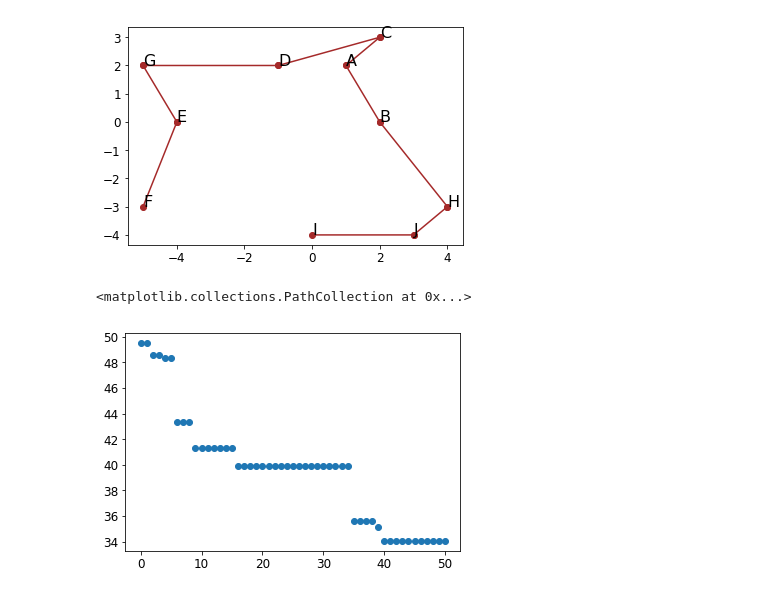
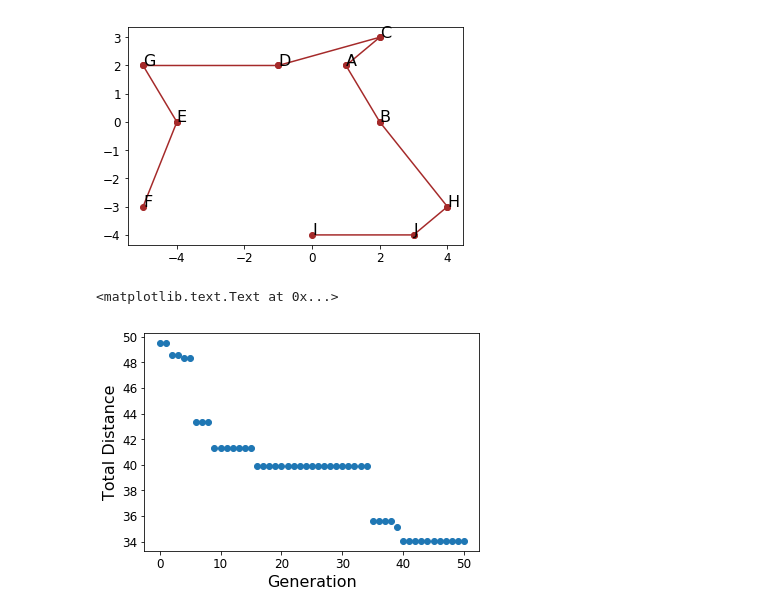
Before and after one commit to liqixian19970305/GeneticAlgorithm, a Jupyter notebook: GeneticAlgorithm.ipynb, the cells around one changed output. Saved outputs shown, nothing was run; the diff lists cells and outputs as text; code cells hidden in the pictures.

```diff
--- a/GeneticAlgorithm.ipynb
+++ b/GeneticAlgorithm.ipynb
@@ -208,11 +208,13 @@ J --> E --> G --> A --> I --> F --> C --> D --> H --> B 57.538548974480065
 # %%
 plt.figure()
 xs = []
 ys = []
 for i in range(len(best_individuals)):
     xs.append(i)
     ys.append(best_individuals[i].fitness)
 plt.scatter(xs, ys)
+plt.xlabel('Generation')
+plt.ylabel('Total Distance')
 # %% [output]
-<matplotlib.collections.PathCollection at 0x...>
+<matplotlib.text.Text at 0x...>
-[figure, old version]
+[figure, new version]
```
